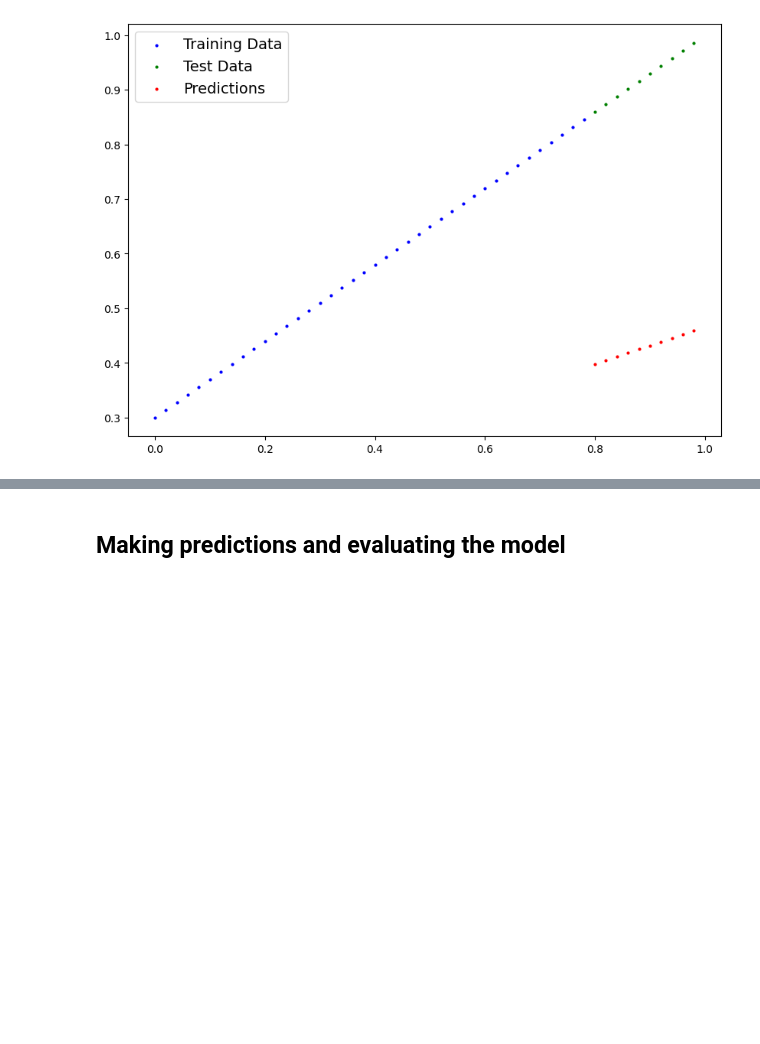
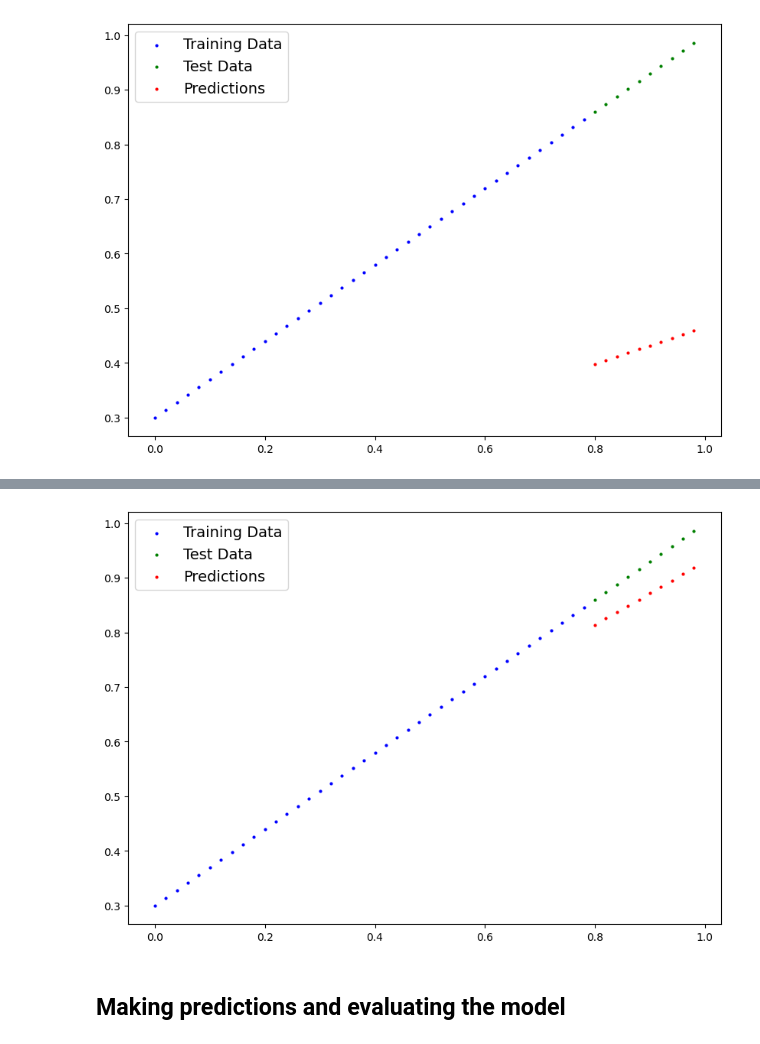
Before and after one commit to nasifuddin/Learning-PyTorch-, a Jupyter notebook: 01 PyTorch Workflow.ipynb, the cells around one changed output, grey strips where cells are left out. Saved outputs shown, nothing was run; the diff lists cells and outputs as text; code cells hidden in the pictures; blank space fills up the shorter version.

Commit message:
built the training loop, evaluation and plot the new prediction

```diff
--- a/01 PyTorch Workflow.ipynb
+++ b/01 PyTorch Workflow.ipynb
@@ -145,0 +174,40 @@ plot_predictions(predictions = y_preds) #without training
+# %%
+#Building a training loop
+
+#an epoch is one looop through the data
+epochs = 100
+
+#loop through the data
+for epoch in range(epochs):
+
+    #set the model to training mode
+    model.train() #training mode set every parameter require gradients that require gradients, turs on gradient tracking
+
+    #forward pass
+    y_pred = model(X_train)
+
+    #calculate the loss
+    loss = loss_fn(y_pred, y_train) #input first, target next
+    print(f"Loss: {loss}")
+
+    #optimizer zero grad
+    optimizer.zero_grad() #sets the optimizer to zero at the start of each loop
+
+    #perform backpropagation
+    loss.backward()
+
+    #step the optimizer (perform graddint descent)
+    optimizer.step() #how the optimizer changes will accumulate through the loop, so we have to zerro them before starting of the nect loop
+
+    model.eval() #turns off setiings that are not needed for testing
+    with torch.inference_mode():
+        # 1. do the forward pass
+        test_pred = model(X_test)
+
+        # 2. Calculate the loss
+        test_loss = loss_fn(test_pred,y_test)
+
+
+    if epoch % 10 == 0:
+        print(f"Epoch: {epoch}| Loss: {loss}| Test_loss: {test_loss}")
+        print(model.state_dict())
@@ -146,3 +232,10 @@ plot_predictions(predictions = y_preds) #without training
+# %%
+with torch.inference_mode():
+    y_pred_new = model(X_test)
+# %%
+plot_predictions(predictions = y_pred_new)
+# %% [output]
+[figure, added]
 # %% [markdown]
 ## Making predictions and evaluating the model
 # %% [markdown]
```
Also changed, not shown: parts of 4 cells of this notebook.
